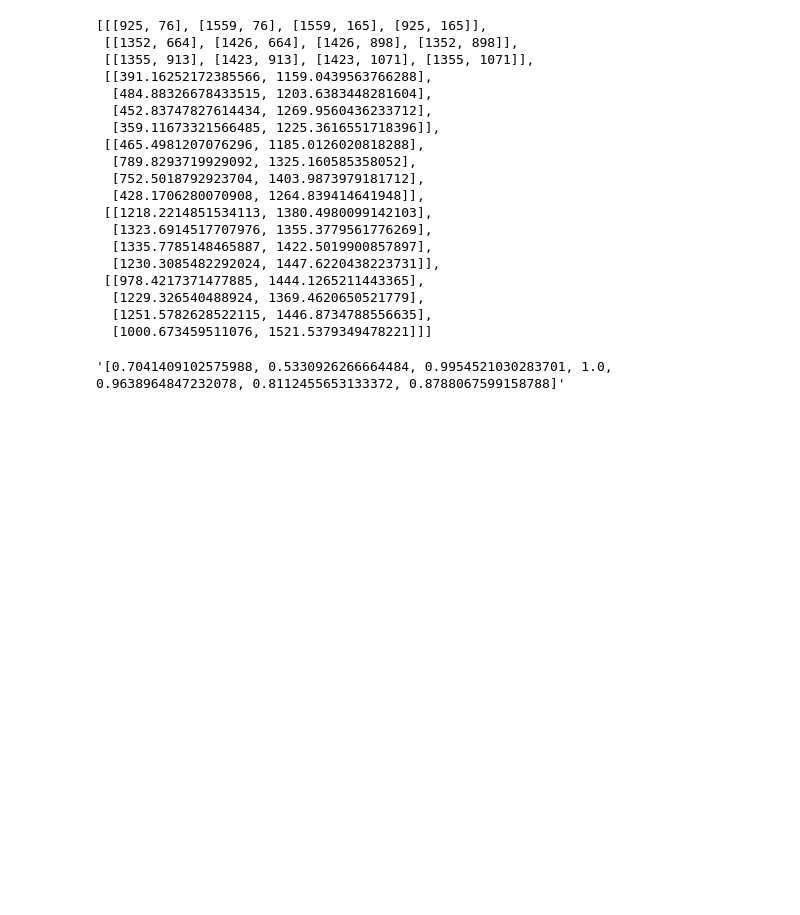
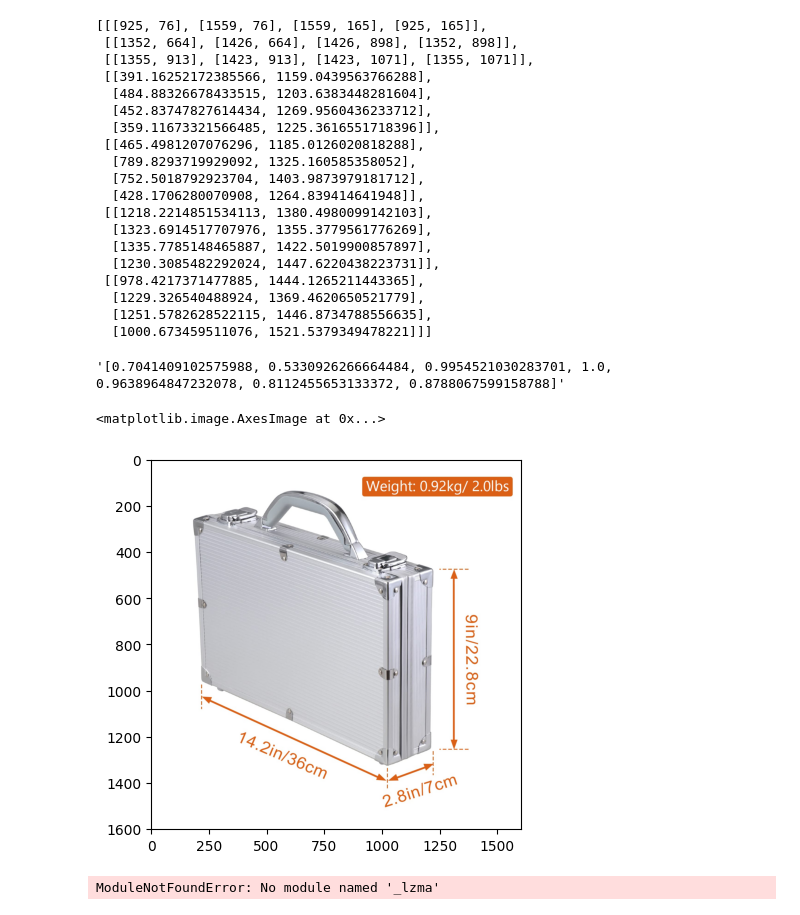
Before and after one commit to ayushraina2028/AmazonML, a Jupyter notebook: ExtractText/see.ipynb, the cells around one changed output. Drawn from its saved outputs; the diff is of its cells as text; code cells hidden in the pictures; blank space fills up the shorter version.

```diff
--- a/ExtractText/see.ipynb
+++ b/ExtractText/see.ipynb
@@ -37,3 +41,20 @@ eval(df["bounding_boxes"][4])
 df["confidences"][4]
 # %% [output]
 '[0.7041409102575988, 0.5330926266664484, 0.9954521030283701, 1.0, 0.9638964847232078, 0.8112455653133372, 0.8788067599158788]'
+# %%
+# open the image to show the pizels
+from PIL import Image
+import matplotlib.pyplot as plt
+
+img = Image.open('71xbGE4AV3L.jpg')
+plt.imshow(img)
+# %% [output]
+<matplotlib.image.AxesImage at 0x...>
+[figure, added]
+# %%
+import easyocr
+
+reader = easyocr.Reader(['en'])
+result = reader.readtext('71xbGE4AV3L.jpg',width_ths=0.7)
+# %% [output]
+ModuleNotFoundError: No module named '_lzma'
```
Also changed, not shown: parts of 1 cell of this notebook, 25 other files.
